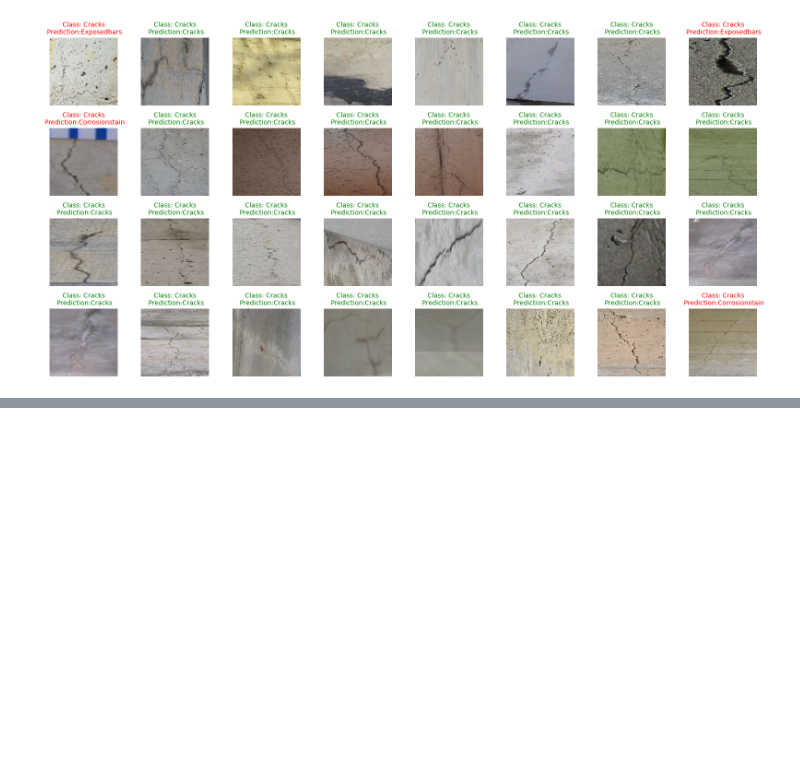
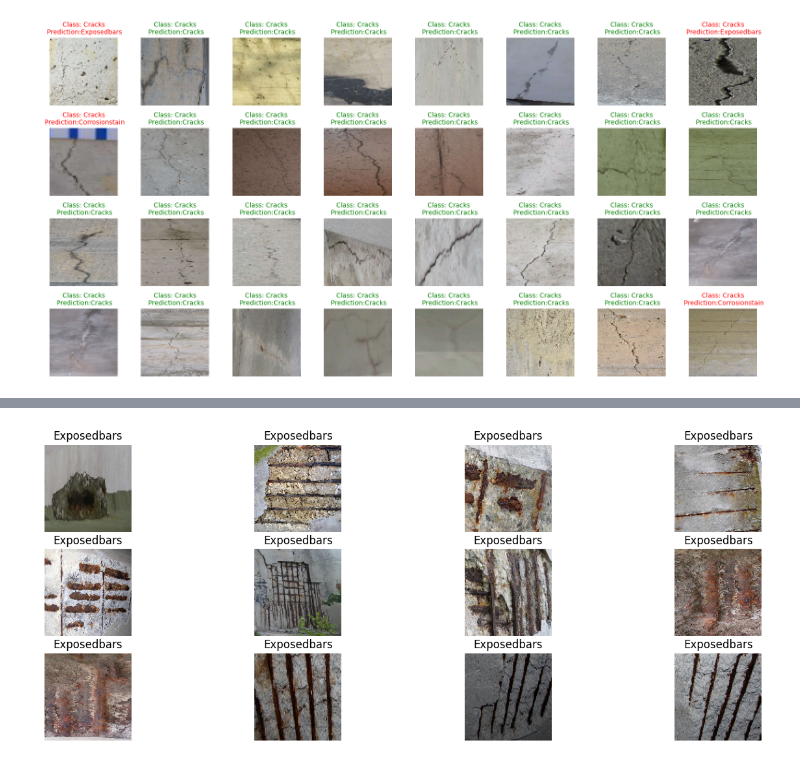
Before and after one commit to arborvitae-gg/bridge-inpsection-cnn-experiments, a Jupyter notebook: trial_1.ipynb, the cells around one changed output, grey strips where cells are left out. Cells and saved outputs as stored; diff of their text form; code cells hidden in the pictures; blank space fills up the shorter version.

```diff
--- a/trial_1.ipynb
+++ b/trial_1.ipynb
@@ -279,0 +449,33 @@ plot_predictions(model, test_generator, CLASSES, num_images=32, grid_shape=(4, 8
+# %%
+def plot_images_by_label(generator, class_labels, target_label, nb_img=12):
+    """
+    Plot images from the generator that match the specified class label.
+
+    Parameters:
+    - generator (keras.preprocessing.image.ImageDataGenerator): Image data generator.
+    - class_labels (list): List of class labels.
+    - target_label (str): The class label to filter images by.
+
+    Returns:
+    - None (displays the plot)
+    """
+
+    # Get a batch of images and labels from the generator
+    images, labels = next(generator)
+
+    # Find indices of the target label
+    target_indices = [i for i, label in enumerate(labels) if np.argmax(label) == class_labels.index(target_label)]
+
+    # Plot the images that match the target label
+    plt.figure(figsize=(16, 8))
+    for i, idx in enumerate(target_indices[:nb_img]):  # Limit to 12 images
+        plt.subplot(4, 4, i + 1)
+        plt.imshow(images[idx])
+        plt.title(target_label)
+        plt.axis('off')
+    plt.show()
+# %%
+class_labels = list(test_generator.class_indices.keys())
+plot_images_by_label(test_generator, class_labels, 'Exposedbars')
+# %% [output]
+[figure, added]
```
Also changed, not shown: parts of 23 cells of this notebook.
